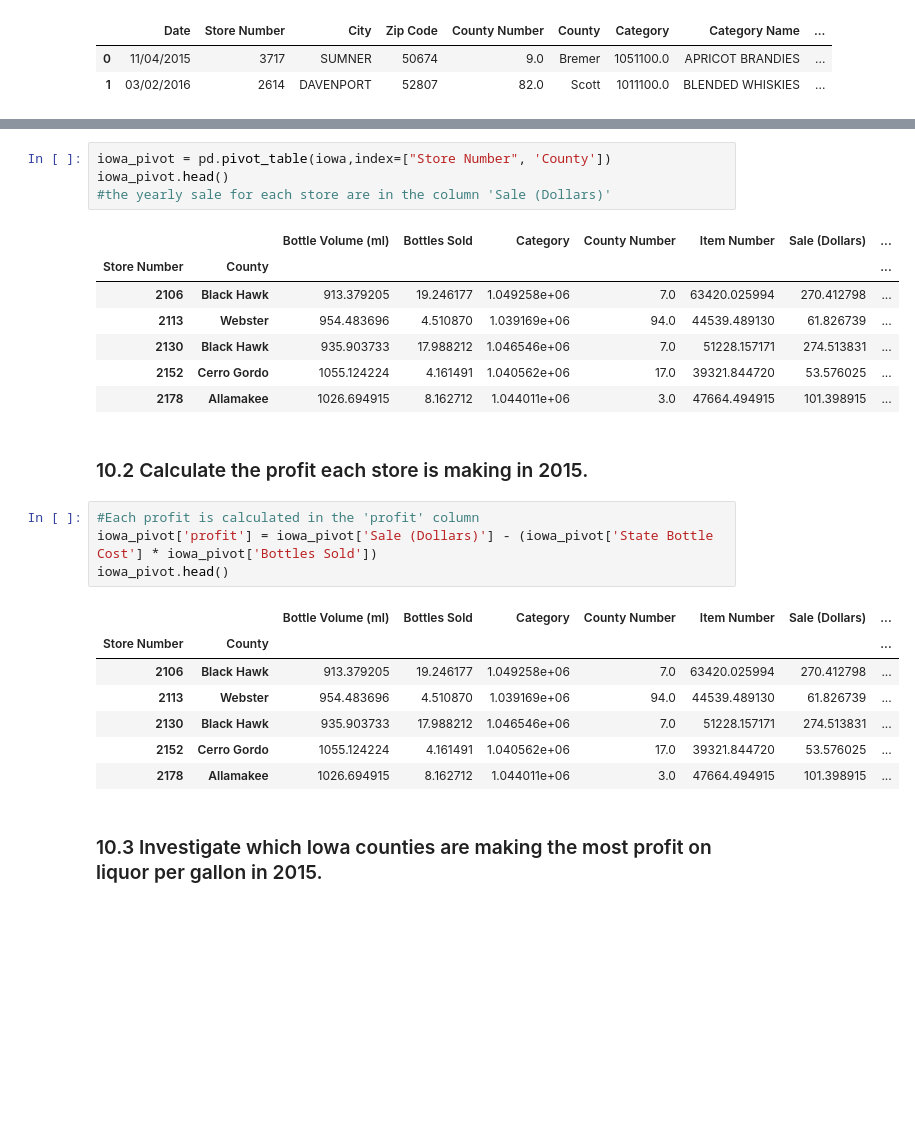
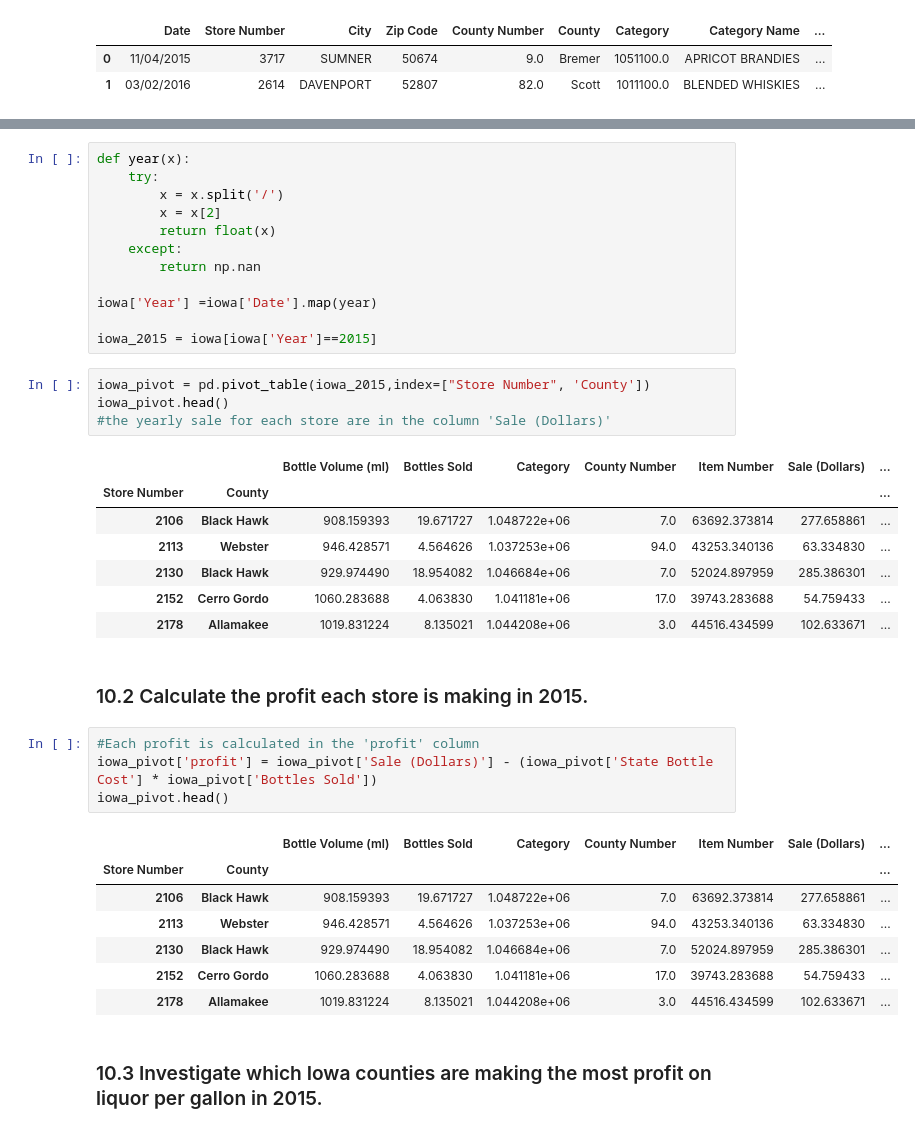
Before and after one commit to katerinaC/DSI-SF-4-katerinaC, a Jupyter notebook: Projects/project-02/project-2.ipynb, the cells around one changed output, grey strips where cells are left out. Cells and saved outputs as stored; diff of their text form; blank space fills up the shorter version.

Commit message:
Corrected Q.10 to be just year 2015

```diff
--- a/Projects/project-02/project-2.ipynb
+++ b/Projects/project-02/project-2.ipynb
@@ -649,18 +651,30 @@ iowa.head(2)
 You are a data scientist in residence at the Iowa State tax board. The Iowa State legislature is considering changes in the liquor tax rates and has assigned you to the project.
 
 ### 10.1 Calculate yearly liquor sales for each store in 2015.
+# %%
+def year(x):
+    try:
+        x = x.split('/')
+        x = x[2]
+        return float(x)
+    except:
+        return np.nan
+
+iowa['Year'] =iowa['Date'].map(year)
+
+iowa_2015 = iowa[iowa['Year']==2015]
 # %%
-iowa_pivot = pd.pivot_table(iowa,index=["Store Number", 'County'])
+iowa_pivot = pd.pivot_table(iowa_2015,index=["Store Number", 'County'])
 iowa_pivot.head()
 #the yearly sale for each store are in the column 'Sale (Dollars)'
 # %% [output]
 |  |  | Bottle Volume (ml) | Bottles Sold | Category | County Number | Item Number | Sale (Dollars) | ... |
 | Store Number | County |  |  |  |  |  |  | ... |
-| 2106 | Black Hawk | 913.379205 | 19.246177 | 1.049258e+06 | 7.0 | 63420.025994 | 270.412798 | ... |
-| 2113 | Webster | 954.483696 | 4.510870 | 1.039169e+06 | 94.0 | 44539.489130 | 61.826739 | ... |
-| 2130 | Black Hawk | 935.903733 | 17.988212 | 1.046546e+06 | 7.0 | 51228.157171 | 274.513831 | ... |
-| 2152 | Cerro Gordo | 1055.124224 | 4.161491 | 1.040562e+06 | 17.0 | 39321.844720 | 53.576025 | ... |
-| 2178 | Allamakee | 1026.694915 | 8.162712 | 1.044011e+06 | 3.0 | 47664.494915 | 101.398915 | ... |
+| 2106 | Black Hawk | 908.159393 | 19.671727 | 1.048722e+06 | 7.0 | 63692.373814 | 277.658861 | ... |
+| 2113 | Webster | 946.428571 | 4.564626 | 1.037253e+06 | 94.0 | 43253.340136 | 63.334830 | ... |
+| 2130 | Black Hawk | 929.974490 | 18.954082 | 1.046684e+06 | 7.0 | 52024.897959 | 285.386301 | ... |
+| 2152 | Cerro Gordo | 1060.283688 | 4.063830 | 1.041181e+06 | 17.0 | 39743.283688 | 54.759433 | ... |
+| 2178 | Allamakee | 1019.831224 | 8.135021 | 1.044208e+06 | 3.0 | 44516.434599 | 102.633671 | ... |
 # %% [markdown]
 ### 10.2 Calculate the profit each store is making in 2015.
 # %%
@@ -670,11 +684,11 @@ iowa_pivot.head()
 # %% [output]
 |  |  | Bottle Volume (ml) | Bottles Sold | Category | County Number | Item Number | Sale (Dollars) | ... |
 | Store Number | County |  |  |  |  |  |  | ... |
-| 2106 | Black Hawk | 913.379205 | 19.246177 | 1.049258e+06 | 7.0 | 63420.025994 | 270.412798 | ... |
-| 2113 | Webster | 954.483696 | 4.510870 | 1.039169e+06 | 94.0 | 44539.489130 | 61.826739 | ... |
-| 2130 | Black Hawk | 935.903733 | 17.988212 | 1.046546e+06 | 7.0 | 51228.157171 | 274.513831 | ... |
-| 2152 | Cerro Gordo | 1055.124224 | 4.161491 | 1.040562e+06 | 17.0 | 39321.844720 | 53.576025 | ... |
-| 2178 | Allamakee | 1026.694915 | 8.162712 | 1.044011e+06 | 3.0 | 47664.494915 | 101.398915 | ... |
+| 2106 | Black Hawk | 908.159393 | 19.671727 | 1.048722e+06 | 7.0 | 63692.373814 | 277.658861 | ... |
+| 2113 | Webster | 946.428571 | 4.564626 | 1.037253e+06 | 94.0 | 43253.340136 | 63.334830 | ... |
+| 2130 | Black Hawk | 929.974490 | 18.954082 | 1.046684e+06 | 7.0 | 52024.897959 | 285.386301 | ... |
+| 2152 | Cerro Gordo | 1060.283688 | 4.063830 | 1.041181e+06 | 17.0 | 39743.283688 | 54.759433 | ... |
+| 2178 | Allamakee | 1019.831224 | 8.135021 | 1.044208e+06 | 3.0 | 44516.434599 | 102.633671 | ... |
 # %% [markdown]
 ### 10.3 Investigate which Iowa counties are making the most profit on liquor per gallon in 2015.
 # %%
```
Also changed, not shown: parts of 2 cells of this notebook.
